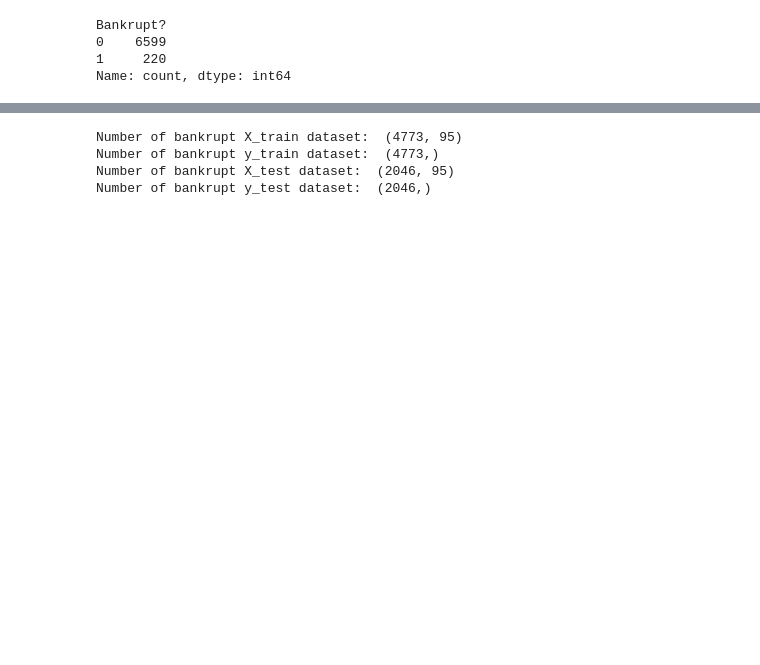
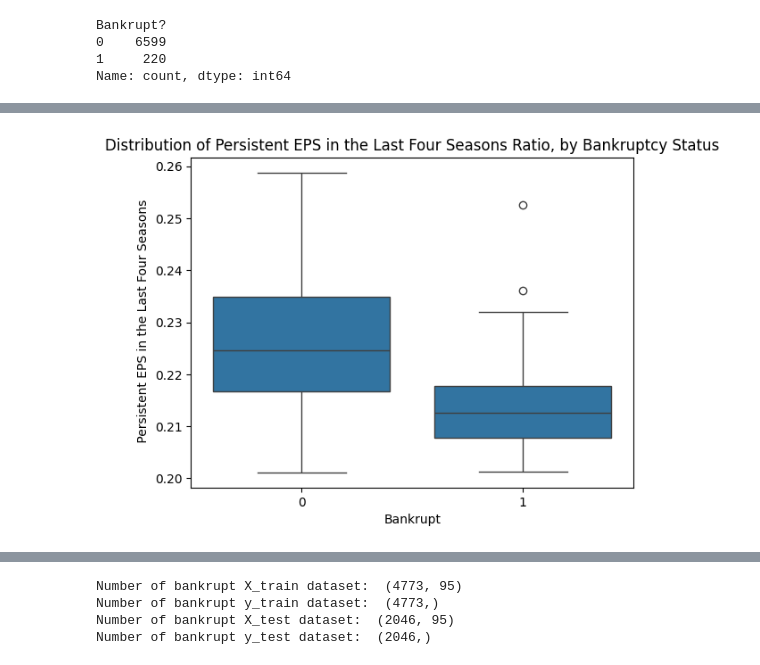
Before and after one commit to PopoviciuAndreea/Company-Bankruptcy-Prediction, a Jupyter notebook: Company_Bankruptcy_Prediction.ipynb, the cells around one changed output, grey strips where cells are left out. Cells and saved outputs as stored; diff of their text form; code cells hidden in the pictures; blank space fills up the shorter version.

```diff
--- a/Company_Bankruptcy_Prediction.ipynb
+++ b/Company_Bankruptcy_Prediction.ipynb
@@ -40,0 +76,9 @@ Name: count, dtype: int64
+# %%
+q1, q9 = data[' Persistent EPS in the Last Four Seasons'].quantile([0.1, 0.9])
+mask = data[' Persistent EPS in the Last Four Seasons'].between(q1, q9)
+sns.boxplot(x = 'Bankrupt?', y = ' Persistent EPS in the Last Four Seasons', data = data[mask])
+plt.xlabel("Bankrupt")
+plt.ylabel(" Persistent EPS in the Last Four Seasons")
+plt.title("Distribution of Persistent EPS in the Last Four Seasons Ratio, by Bankruptcy Status");
+# %% [output]
+[figure, added]
```
Also changed, not shown: parts of 26 cells of this notebook.
